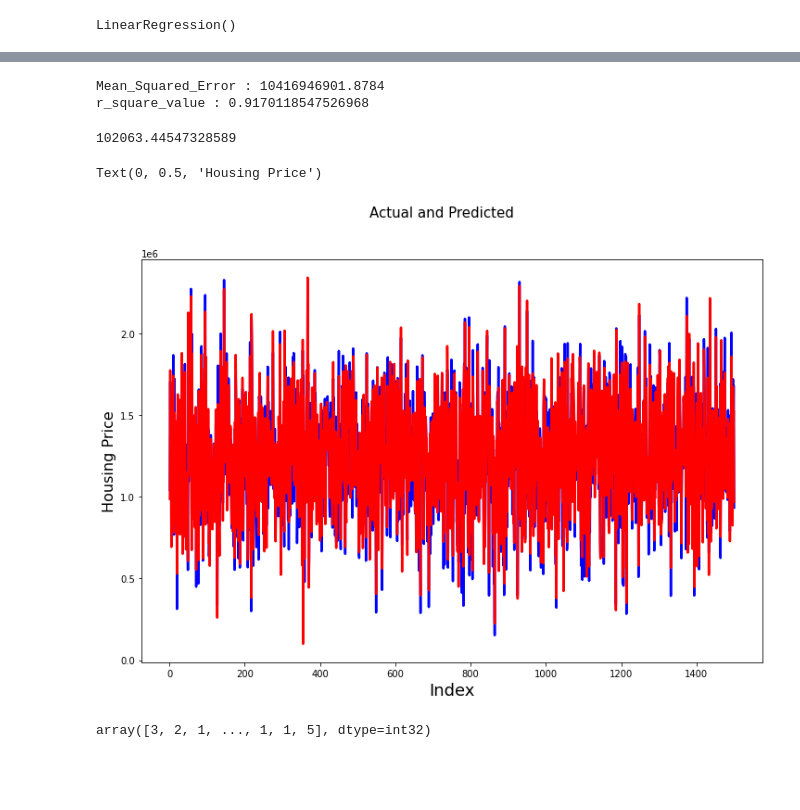
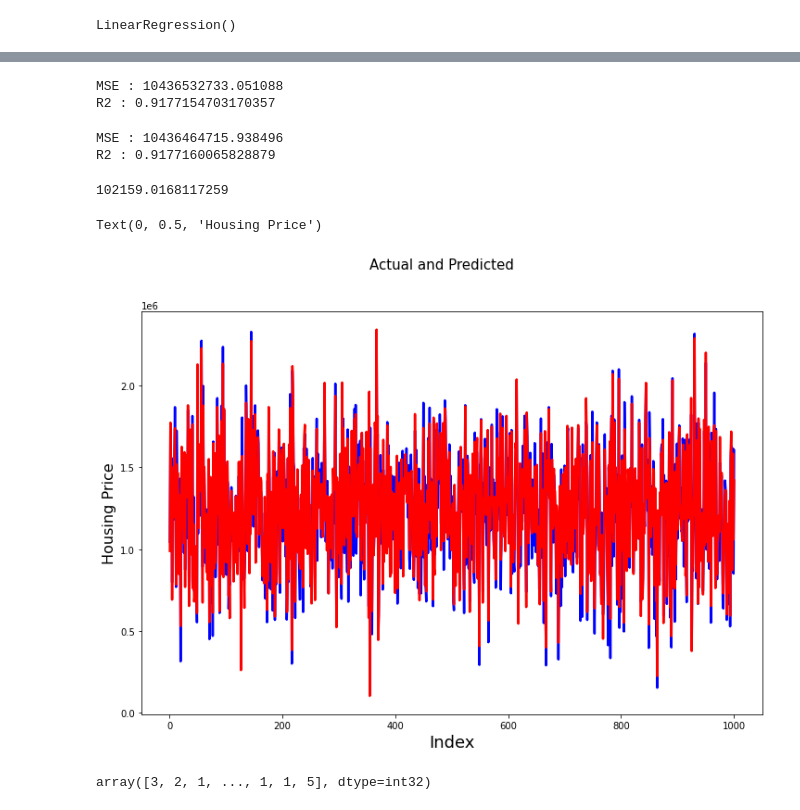
Before and after one commit to mrhosier42/House-Price-Index, a Jupyter notebook: Project.ipynb, the cells around one changed output, grey strips where cells are left out. Cells and saved outputs as stored; diff of their text form; code cells hidden in the pictures; blank space fills up the shorter version.

```diff
--- a/Project.ipynb
+++ b/Project.ipynb
@@ -137,7 +152,0 @@ print(y_test.shape)
-# %%
-X_train,X_test,y_train,y_test=train_test_split(X,y,train_size=0.60, test_size=0.40,random_state = 19)
-
-print(X_train.shape)
-print(X_test.shape)
-print(y_train.shape)
-print(y_test.shape)
@@ -149,7 +152,0 @@ print(y_test.shape)
-# %%
-X_train,X_test,y_train,y_test=train_test_split(X,y,train_size=0.70, test_size=0.30,random_state = 19)
-
-print(X_train.shape)
-print(X_test.shape)
-print(y_train.shape)
-print(y_test.shape)
@@ -190,3 +271,12 @@ score_test
+# %%
+# MSE the lower the more accurate the model will be
+# R2 the higher the more accurate
+# Ransac
+print('MSE :' ,mse)
+print('R2 :',r_squared)
+# %% [output]
+MSE : 10436532733.051088
+R2 : 0.9177154703170357
 # %%
 # Making predictions using the model
 y_pred = lm.predict(X_test)
@@ -197,30 +287,30 @@ r_squared = r2_score(y_test, y_pred)
 # %%
 # MSE the lower the more accurate the model will be
 # R2 the higher the more accurate
-print('Mean_Squared_Error :' ,mse)
-print('r_square_value :',r_squared)
+print('MSE :' ,mse)
+print('R2 :',r_squared)
 # %% [output]
-Mean_Squared_Error : 10416946901.8784
-r_square_value : 0.9170118547526968
+MSE : 10436464715.938496
+R2 : 0.9177160065828879
 # %%
 from math import sqrt
 
 rms = sqrt(mse)
 rms
 # %% [output]
-102063.44547328589
+102159.0168117259
 # %%
 # Actual and Predicted
-c = [i for i in range(1,1501,1)] # generating index
+c = [i for i in range(1,1001,1)] # generating index
 fig = plt.figure(figsize=(12,8))
 plt.plot(c,y_test, color="blue", linewidth=2.5, linestyle="-") #Plotting Actual
 plt.plot(c,y_pred, color="red",  linewidth=2.5, linestyle="-") #Plotting predicted
 fig.suptitle('Actual and Predicted', fontsize=15)              # Plot heading
 plt.xlabel('Index', fontsize=18)                               # X-label
 plt.ylabel('Housing Price', fontsize=16)                       # Y-label
 # %% [output]
 Text(0, 0.5, 'Housing Price')
-[figure, old version]
+[figure, new version]
 # %%
 from sklearn.cluster import KMeans
 # %%
```
Also changed, not shown: parts of 28 cells of this notebook.
